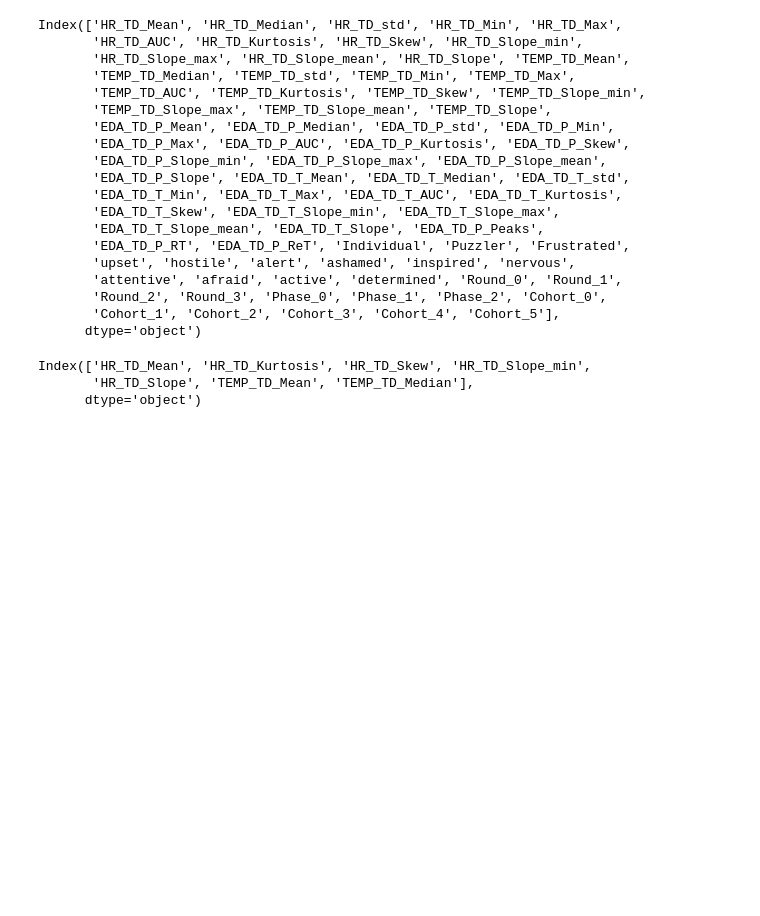
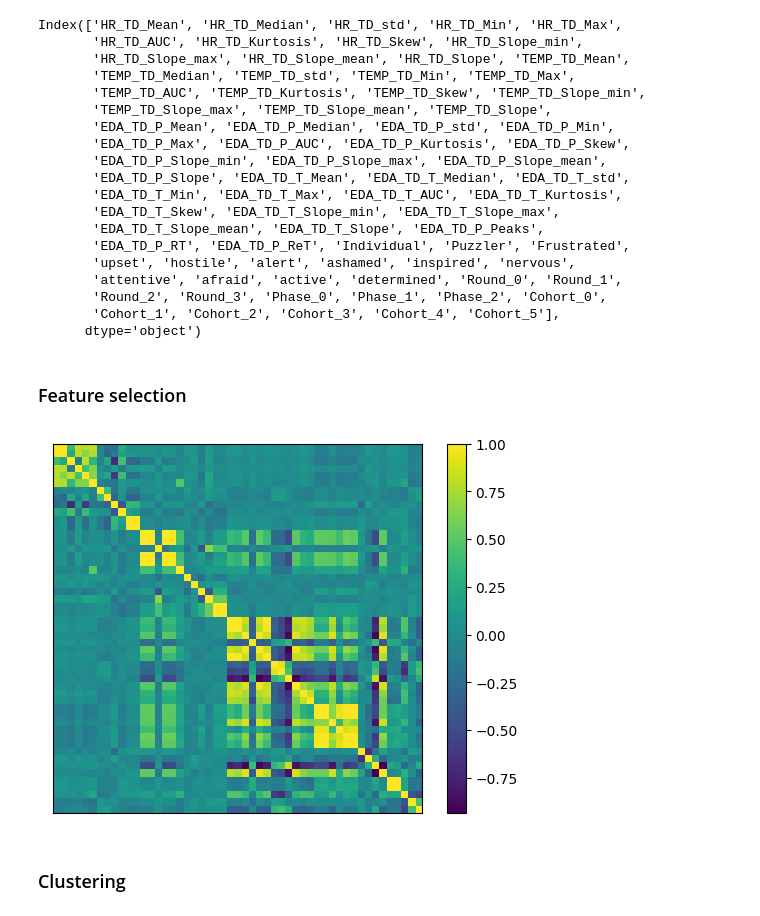
Before and after one commit to hjelp200121/02582Case2, a Jupyter notebook: clustering_analysis.ipynb, the cells around one changed output. Cells and saved outputs as stored; diff of their text form; code cells hidden in the pictures; blank space fills up the shorter version.

```diff
--- a/clustering_analysis.ipynb
+++ b/clustering_analysis.ipynb
@@ -28,11 +28,42 @@ Index(['HR_TD_Mean', 'HR_TD_Median', 'HR_TD_std', 'HR_TD_Min', 'HR_TD_Max',
        'Round_2', 'Round_3', 'Phase_0', 'Phase_1', 'Phase_2', 'Cohort_0',
        'Cohort_1', 'Cohort_2', 'Cohort_3', 'Cohort_4', 'Cohort_5'],
       dtype='object')
-# %%
-# select features to use for clustering
-cluster_cols = df.columns[0:1].append(df.columns[6:9]).append(df.columns[11:14])
-print(cluster_cols)
-# %% [output]
-Index(['HR_TD_Mean', 'HR_TD_Kurtosis', 'HR_TD_Skew', 'HR_TD_Slope_min',
-       'HR_TD_Slope', 'TEMP_TD_Mean', 'TEMP_TD_Median'],
-      dtype='object')
+# %% [markdown]
+### Feature selection
+# %%
+# feature selection by correlation between columns
+
+def select_cols_to_drop(df, corr_cutoff):
+    # continuous columns
+    continuous_cols = df.columns[0:51]
+
+    # absolute value of correlation matrix
+    corr_matrix = df[continuous_cols].corr().abs()
+
+    # upper triangular array of True booleans
+    bool_array = np.ones(corr_matrix.shape).astype(bool)
+    T = np.triu(bool_array, 1)
+
+    T_corr_matrix = corr_matrix.where(T)
+
+    # array of columns to drop
+    drop_cols = []
+
+    # drop columns that have at least corr_cutoff absolute correlation with at least one other column
+    for col in T_corr_matrix.columns:
+        if any(T_corr_matrix[col] > corr_cutoff):
+            drop_cols.append(col)
+
+    return drop_cols
+
+# plot absolute value correlation matrix (without taking absolute value first)
+continuous_cols = df.columns[0:51]
+plt.imshow(df[continuous_cols].corr())
+plt.colorbar()
+plt.xticks([])
+plt.yticks([])
+plt.show()
+# %% [output]
+[figure, added]
+# %% [markdown]
+### Clustering
```
Also changed, not shown: parts of 4 cells of this notebook.
